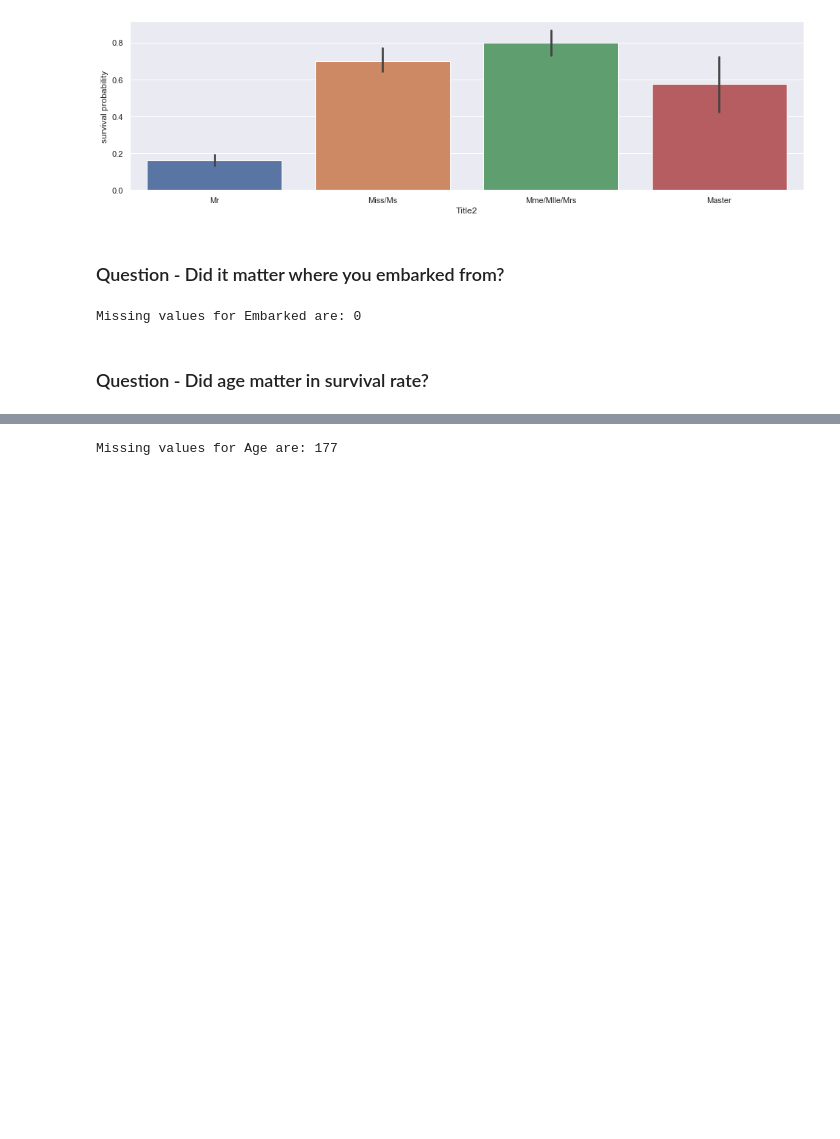
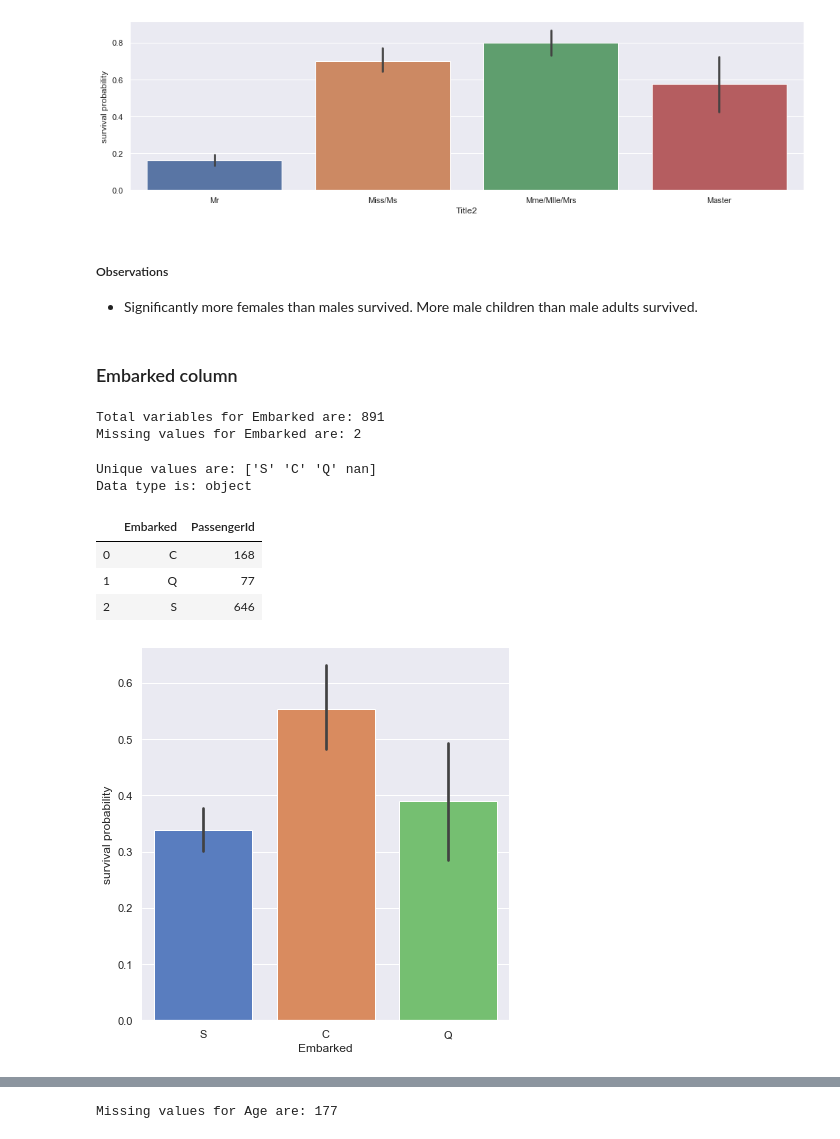
Before and after one commit to analyst8/titanic2020, a Jupyter notebook: titanic.ipynb, the cells around one changed output, grey strips where cells are left out. Drawn from its saved outputs; the diff is of its cells as text; code cells hidden in the pictures; blank space fills up the shorter version.

```diff
--- a/titanic.ipynb
+++ b/titanic.ipynb
@@ -492,12 +559,37 @@ g = g.set_xticklabels(["Mr","Miss/Ms", "Mme/Mlle/Mrs","Master"])
 g = g.set_ylabels("survival probability")
 # %% [output]
 [figure]
-# %% [markdown]
-### Question - Did it matter where you embarked from?
+# %% [markdown]
+##### Observations
+- Significantly more females than males survived. More male children than male adults survived.
+# %% [markdown]
+### Embarked column
 # %%
 # Are there any null values?
+all = len(train_df["Embarked"])
+print ("Total variables for Embarked are:", all)
 null_Embarked = train_df["Embarked"].isnull().sum()
 print("Missing values for Embarked are:", null_Embarked)
 # %% [output]
-Missing values for Embarked are: 0
+Total variables for Embarked are: 891
+Missing values for Embarked are: 2
+# %%
+#a = min(train_df["Embarked"]), max(train_df["Embarked"])
+#print('Min and Max values are:', a)
+
+b= train_df.Embarked.unique()
+print('Unique values are:', b)
+
+c = train_df.Embarked.dtype
+print('Data type is:', c)
+# %% [output]
+Unique values are: ['S' 'C' 'Q' nan]
+Data type is: object
+# %%
+train_df[['Embarked', 'PassengerId']].groupby(['Embarked'], as_index=False).count()
+# %% [output]
+|  | Embarked | PassengerId |
+| 0 | C | 168 |
+| 1 | Q | 77 |
+| 2 | S | 646 |
 # %%
@@ -519,2 +598,7 @@ train_df["Embarked"] = train_df["Embarked"].fillna("S")
-# %% [markdown]
-### Question - Did age matter in survival rate?
+# %%
+g = sns.factorplot(x="Embarked", y="Survived",  data=train_df,
+                   size=6, kind="bar", palette="muted")
+g.despine(left=True)
+g = g.set_ylabels("survival probability")
+# %% [output]
+[figure, added]
```
Also changed, not shown: parts of 42 cells of this notebook.
